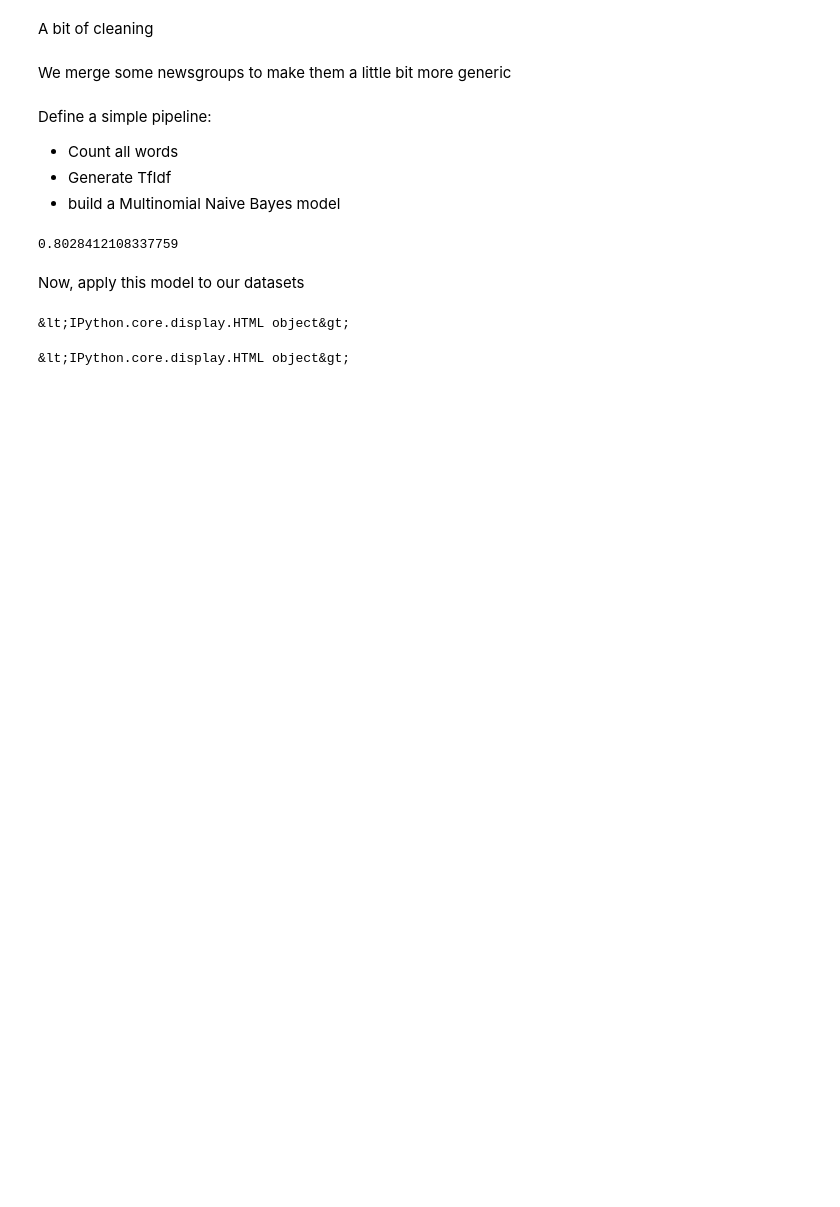
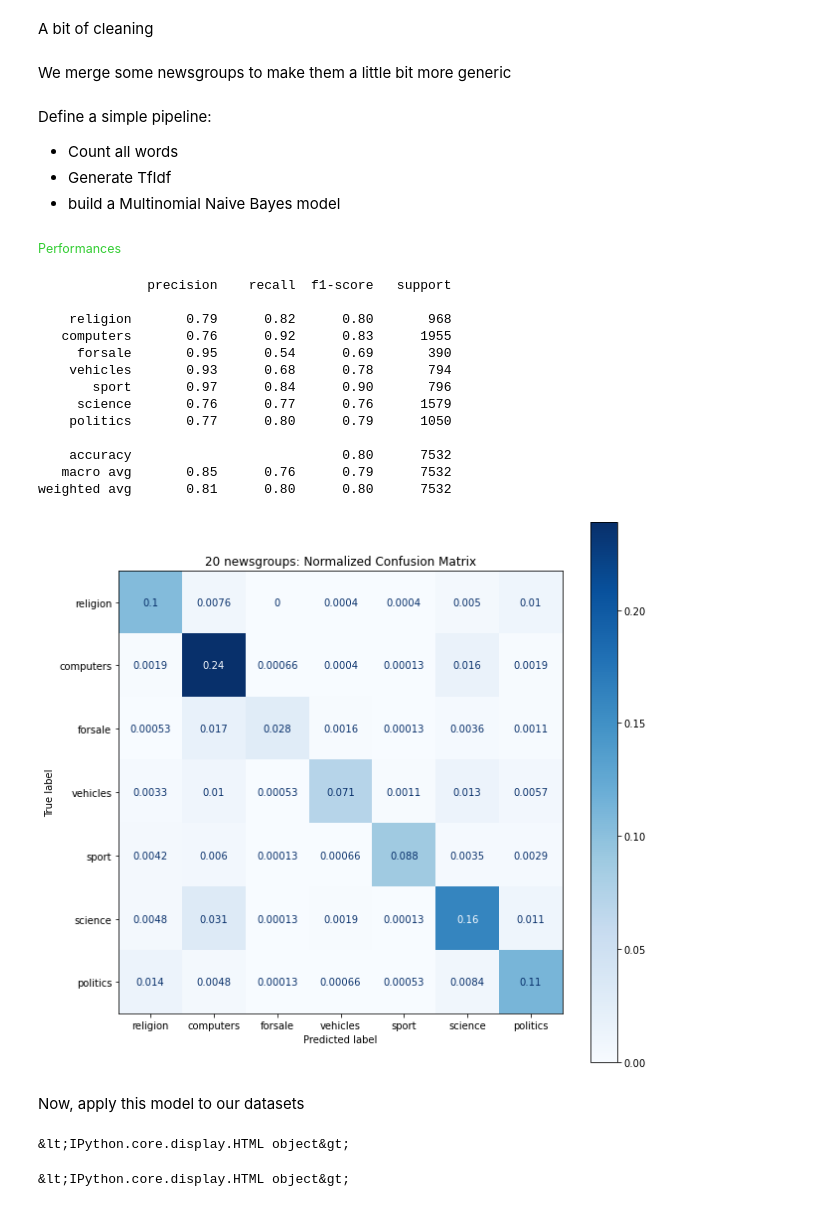
Before and after one commit to acharroux/QuoraPairs, a Jupyter notebook: BruteForce/newsgroups.ipynb, the cells around one changed output. Drawn from its saved outputs; the diff is of its cells as text; code cells hidden in the pictures; blank space fills up the shorter version.

```diff
--- a/BruteForce/newsgroups.ipynb
+++ b/BruteForce/newsgroups.ipynb
@@ -123,12 +123,37 @@ from sklearn.feature_extraction.text import TfidfTransformer
 text_clf = Pipeline([('vect', CountVectorizer(ngram_range=(1,2))), ('tfidf', TfidfTransformer(use_idf=True)), ('clf', MultinomialNB(alpha=0.01))])
 
 text_clf = text_clf.fit(train_news['text'], train_news['new_target'])
-# %%
-import numpy as np
-predicted = text_clf.predict(test_news['text'])
-np.mean(predicted == test_news['new_target'])
-# %% [output]
-0.8028412108337759
+# %%
+from sklearn.metrics import plot_confusion_matrix
+from sklearn.metrics import classification_report
+
+
+predicted = text_clf.predict(test_news['text'])
+#print(numpy.mean(predicted == test_news['new_target']))
+print_info('Performances')
+print(classification_report(test_news['new_target'],predicted,target_names=NEW_LABELS))
+
+# display a cool graph
+fig, ax = plot.subplots(figsize=(10, 10))
+plot_confusion_matrix(text_clf,test_news['text'],test_news['new_target'],cmap=plot.cm.Blues,normalize='all',display_labels=NEW_LABELS,ax=ax)
+ax.set_title('20 newsgroups: Normalized Confusion Matrix')
+plot_save('newsgroup_confusion_matrix')
+# %% [output]
+Performances
+              precision    recall  f1-score   support
+
+    religion       0.79      0.82      0.80       968
+   computers       0.76      0.92      0.83      1955
+     forsale       0.95      0.54      0.69       390
+    vehicles       0.93      0.68      0.78       794
+       sport       0.97      0.84      0.90       796
+     science       0.76      0.77      0.76      1579
+    politics       0.77      0.80      0.79      1050
+
+    accuracy                           0.80      7532
+   macro avg       0.85      0.76      0.79      7532
+weighted avg       0.81      0.80      0.80      7532
+[figure, added]
 # %% [markdown]
 Now, apply this model to our datasets
 # %%
```
Also changed, not shown: parts of 2 cells of this notebook, 19 other files.
